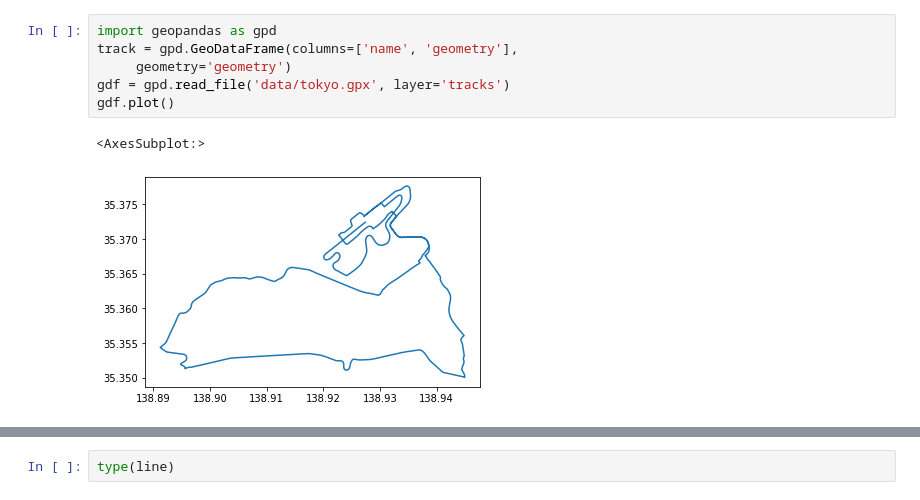
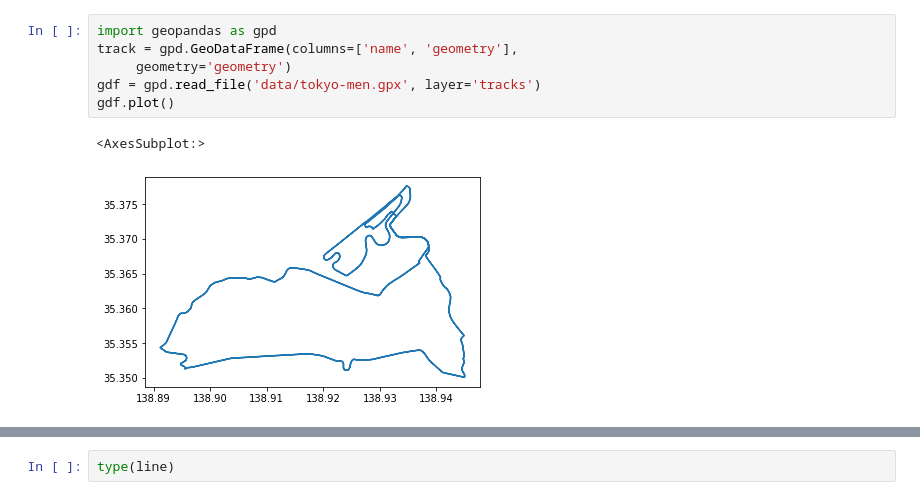
Before and after one commit to anthonyozerov/optimal-cycling, a Jupyter notebook: anthony.ipynb, the cells around one changed output, grey strips where cells are left out. Cells and saved outputs as stored; diff of their text form.

```diff
--- a/anthony.ipynb
+++ b/anthony.ipynb
@@ -1,9 +17,9 @@
 # %%
 import geopandas as gpd
 track = gpd.GeoDataFrame(columns=['name', 'geometry'],
      geometry='geometry')
-gdf = gpd.read_file('data/tokyo.gpx', layer='tracks')
+gdf = gpd.read_file('data/tokyo-men.gpx', layer='tracks')
 gdf.plot()
 # %% [output]
 <AxesSubplot:>
-[figure, old version]
+[figure, new version]
```
Also changed, not shown: parts of 15 cells of this notebook, 1 other file.
